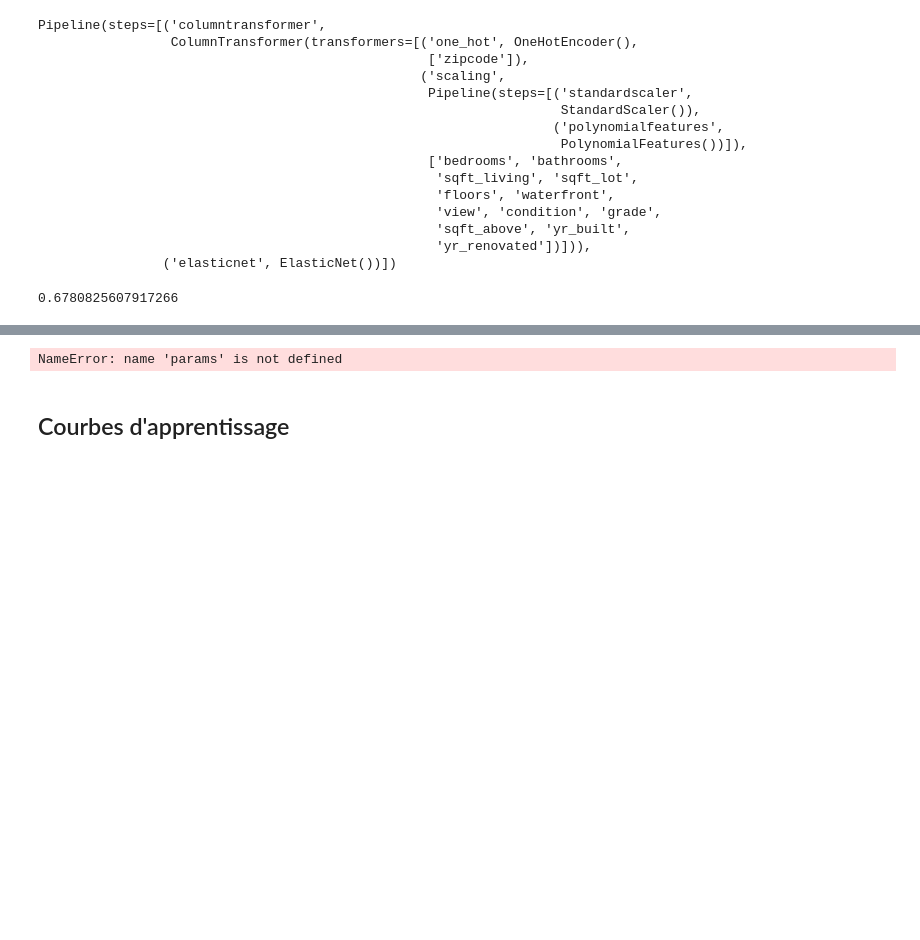
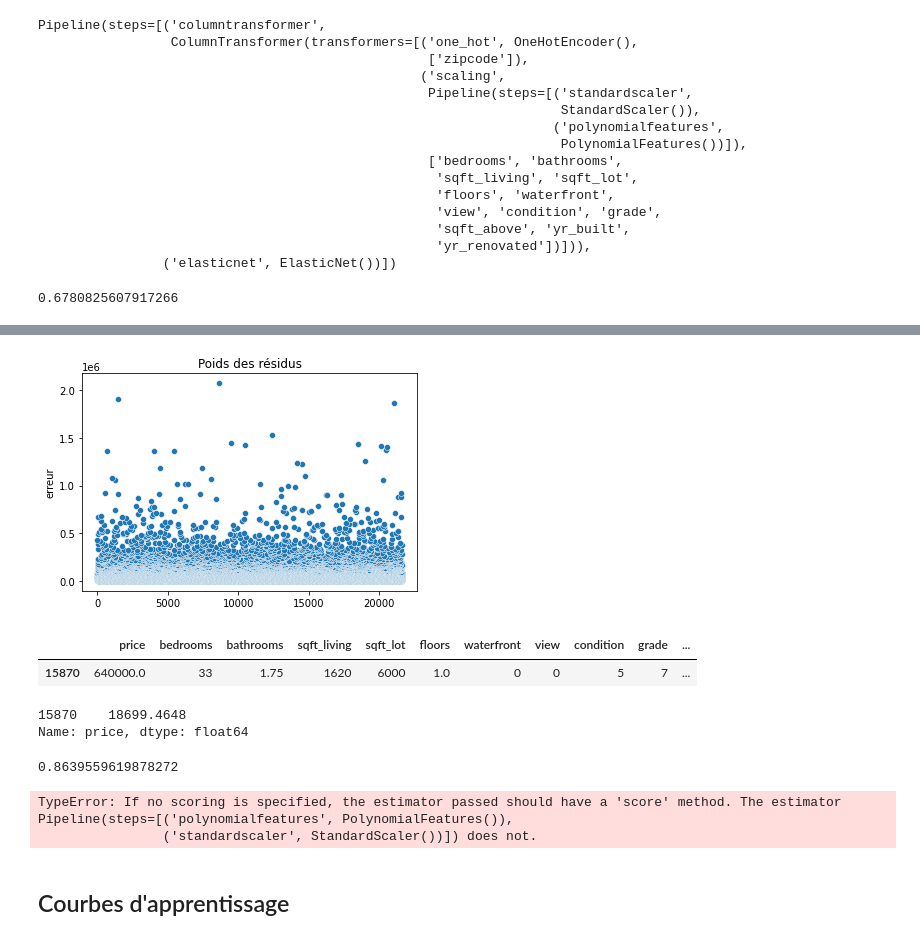
Before and after one commit to NinaNusb/Prediction_prix_maisons, a Jupyter notebook: data_preparation_modelisation.ipynb, the cells around one changed output, grey strips where cells are left out. Saved outputs shown, nothing was run; the diff lists cells and outputs as text; code cells hidden in the pictures; blank space fills up the shorter version.

```diff
--- a/data_preparation_modelisation.ipynb
+++ b/data_preparation_modelisation.ipynb
@@ -345,0 +350,7 @@ Pipeline(steps=[('columntransformer',
+# %%
+y_pred = model_lasso.predict(X_train)
+
+
+residual = (y_train - y_pred).abs().sort_values()
+
+residual
@@ -346,13 +388,44 @@ Pipeline(steps=[('columntransformer',
+# %%
+sns.scatterplot(residual.index, residual)
+plt.title('Poids des résidus')
+plt.ylabel('erreur')
+plt.show()
+# %% [output]
+[figure, added]
+# %%
+# Chercher le poids de résidus spécifiques
+df[df.bedrooms == 33]
+# %% [output]
+|  | price | bedrooms | bathrooms | sqft_living | sqft_lot | floors | waterfront | view | condition | grade | ... |
+| 15870 | 640000.0 | 33 | 1.75 | 1620 | 6000 | 1.0 | 0 | 0 | 5 | 7 | ... |
+# %%
+# Poids du résidu spécifique (?)
+residual[residual.index == 15870]
+# %% [output]
+15870    18699.4648
+Name: price, dtype: float64
+# %%
+# Normaliser à nouveau(?)
+preprocessing = ColumnTransformer([
+    ("one_hot", OneHotEncoder(),cat_col),
+    ("scaling", num_pipe, num_col)
+])
+
+model_lasso.fit(X_train, y_train)
+model_lasso.score(X_test, y_test)
+# %% [output]
+0.8639559619878272
 # %%
 # Trouver les meilleurs paramètres de la pipeline
-model3 = make_pipeline(PolynomialFeatures(), StandardScaler(), SGDClassifier(random_state=0))
-# params = {
-#     'polynomialfeatures__degree' : [2, 3, 4],
-#     'sgdclassifier__penalty' : ['l1', 'l2']
-# }
+model_autre = make_pipeline(PolynomialFeatures(), StandardScaler())
+params = {
+    'polynomialfeatures__degree' : [2]
+}
 
-grid = GridSearchCV(model, param_grid=params, cv=4)
-
+grid = GridSearchCV(model_autre, param_grid=params, cv=4)
 grid.fit(X_train, y_train)
+grid.best_params_
+grid.score(X_test, y_test)
 # %% [output]
-NameError: name 'params' is not defined
+TypeError: If no scoring is specified, the estimator passed should have a 'score' method. The estimator Pipeline(steps=[('polynomialfeatures', PolynomialFeatures()),
+                ('standardscaler', StandardScaler())]) does not.
```
Also changed, not shown: parts of 11 cells of this notebook, 2 other files.
